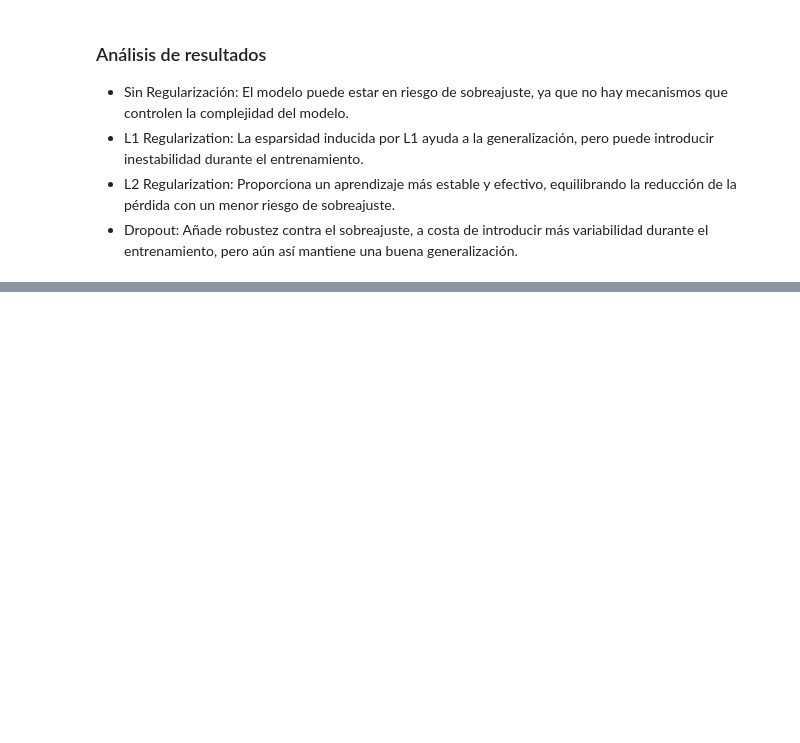
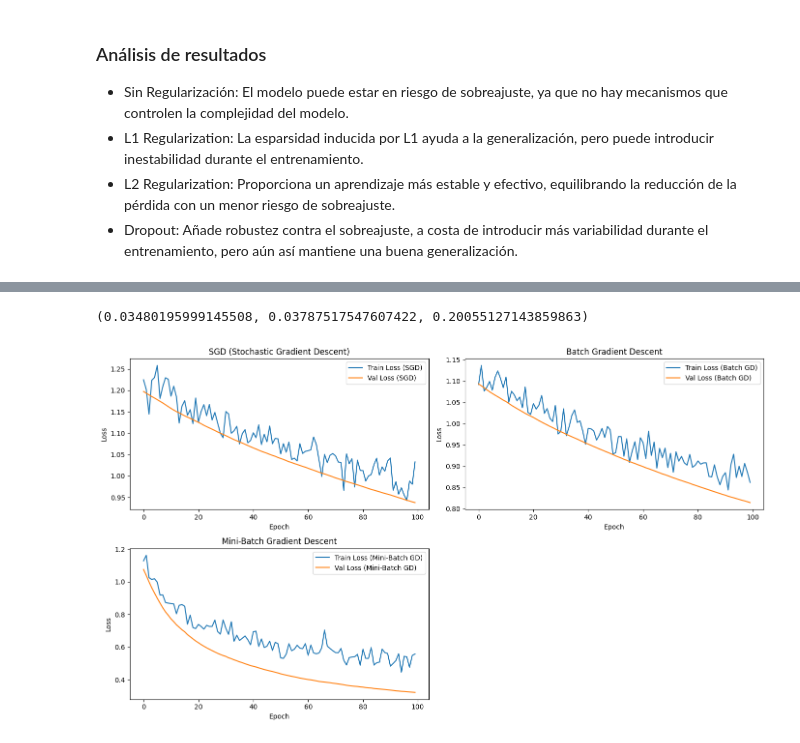
Before and after one commit to FerEsq/DL-HDT-02, a Jupyter notebook: hdt2.ipynb, the cells around one changed output, grey strips where cells are left out. Drawn from its saved outputs; the diff is of its cells as text; code cells hidden in the pictures; blank space fills up the shorter version.

```diff
--- a/hdt2.ipynb
+++ b/hdt2.ipynb
@@ -420,0 +464,10 @@ plt.show()
+# %%
+# Batch Gradient Descent
+model_batch = SimpleNN(input_size=X_train.shape[1], hidden_size=10, output_size=len(np.unique(y)), dropout_prob=0.5)
+optimizer_batch = optim.SGD(model_batch.parameters(), lr=0.01)
+train_losses_batch, val_losses_batch, time_batch = train_model_with_time(model_batch, nn.CrossEntropyLoss(), optimizer_batch, X_train, y_train, X_val, y_val, epochs=100)
+# %%
+# Mini-Batch Gradient Descent
+batch_size = 16
+train_dataset = TensorDataset(X_train, y_train)
+train_loader = DataLoader(train_dataset, batch_size=batch_size, shuffle=True)
@@ -420,0 +504,41 @@ plt.show()
+# %%
+model_minibatch = SimpleNN(input_size=X_train.shape[1], hidden_size=10, output_size=len(np.unique(y)), dropout_prob=0.5)
+optimizer_minibatch = optim.SGD(model_minibatch.parameters(), lr=0.01)
+train_losses_minibatch, val_losses_minibatch, time_minibatch = train_model_minibatch(model_minibatch, nn.CrossEntropyLoss(), optimizer_minibatch, train_loader, X_val, y_val, epochs=100)
+
+# Comparar los tiempos de entrenamiento y las pérdidas
+(time_sgd, time_batch, time_minibatch)
+# %% [output]
+(0.03480195999145508, 0.03787517547607422, 0.20055127143859863)
+# %%
+# Gráficas de las pérdidas de entrenamiento y validación para cada técnica de optimización
+plt.figure(figsize=(14, 8))
+
+plt.subplot(2, 2, 1)
+plt.plot(train_losses_sgd, label='Train Loss (SGD)')
+plt.plot(val_losses_sgd, label='Val Loss (SGD)')
+plt.title('SGD (Stochastic Gradient Descent)')
+plt.xlabel('Epoch')
+plt.ylabel('Loss')
+plt.legend()
+
+plt.subplot(2, 2, 2)
+plt.plot(train_losses_batch, label='Train Loss (Batch GD)')
+plt.plot(val_losses_batch, label='Val Loss (Batch GD)')
+plt.title('Batch Gradient Descent')
+plt.xlabel('Epoch')
+plt.ylabel('Loss')
+plt.legend()
+
+plt.subplot(2, 2, 3)
+plt.plot(train_losses_minibatch, label='Train Loss (Mini-Batch GD)')
+plt.plot(val_losses_minibatch, label='Val Loss (Mini-Batch GD)')
+plt.title('Mini-Batch Gradient Descent')
+plt.xlabel('Epoch')
+plt.ylabel('Loss')
+plt.legend()
+
+plt.tight_layout()
+plt.show()
+# %% [output]
+[figure, added]
```
Also changed, not shown: parts of 5 cells of this notebook.
